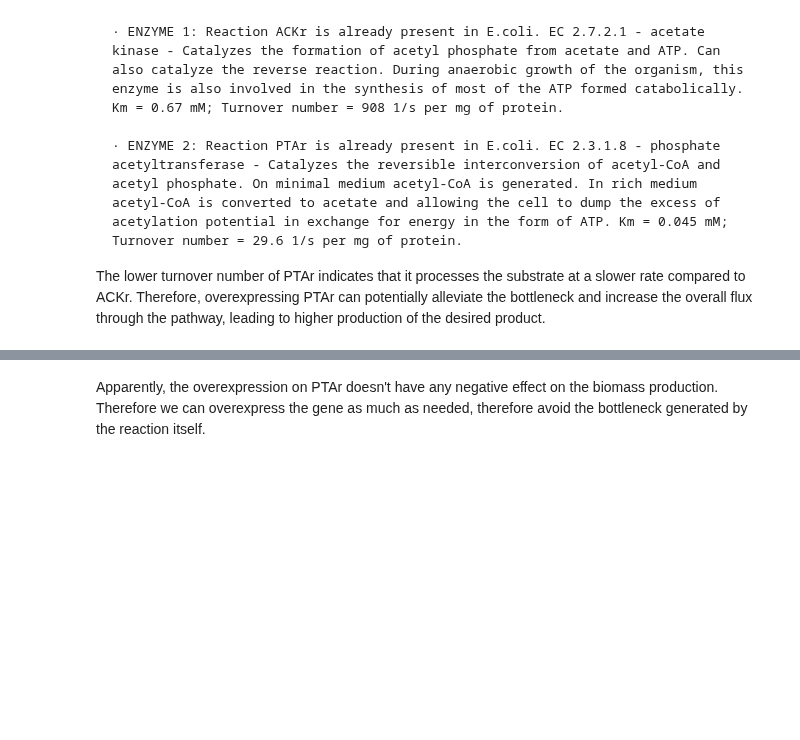
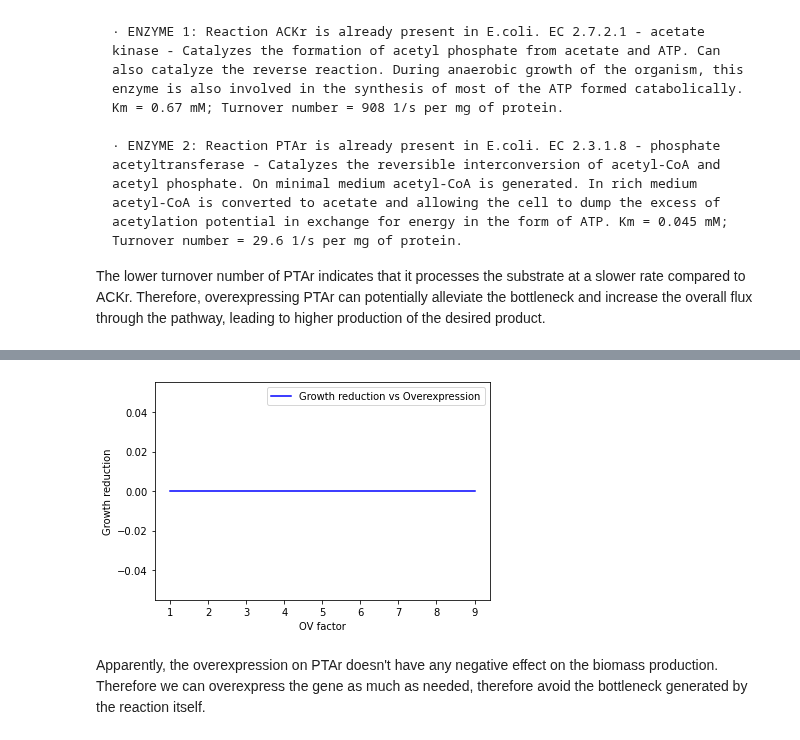
Before and after one commit to 27410/group-assingment-team-3, a Jupyter notebook: 02_Overexpression.ipynb, the cells around one changed output, grey strips where cells are left out. Drawn from its saved outputs; the diff is of its cells as text; code cells hidden in the pictures; blank space fills up the shorter version.

```diff
--- a/02_Overexpression.ipynb
+++ b/02_Overexpression.ipynb
@@ -111,22 +112,22 @@ with model:
 #   print(f"ACKr (actp_c) flux before setting objective: {round(flux_summary2.to_frame().loc['ACKr', 'flux'],4)}")
 
     growth = solution.objective_value
+    for i in range(1, 10):
+        growth = solution.objective_value
+        accoa_c_flux = solution.fluxes["PTAr"]
+        model.reactions.PTAr.lower_bound = accoa_c_flux * i
 
-    growth = solution.objective_value
-    accoa_c_flux = solution.fluxes["PTAr"]
-    model.reactions.PTAr.lower_bound = accoa_c_flux * 10
+        solution_overexpression = model.optimize()
+        growth_overexpression = solution_overexpression.objective_value
 
-    solution_overexpression = model.optimize()
-    growth_overexpression = solution_overexpression.objective_value
+        growth_reduction = growth - growth_overexpression
 
-    growth_reduction = growth - growth_overexpression
-
-    growth_reduction_values.append(growth_reduction)
-    overexpression_factor_values.append(i)
+        growth_reduction_values.append(round(growth_reduction,4))
+        overexpression_factor_values.append(i)
 
     print(f"\nBasal optimal growth: {round(growth,4)}")
     print(f"Growth reduction is: {round(growth_reduction,4)}")
-    print(f"\nPTAr (accoa_c) flux after setting objective: {round(flux_summary1.to_frame().loc['PTAr', 'flux'] * 10,4)}")
+    print(f"\nPTAr (accoa_c) flux after setting objective: {round(flux_summary1.to_frame().loc['PTAr', 'flux'] * i,4)}")
 # %% [output]
 PTAr (accoa_c) flux before setting objective: 0.5106
 
@@ -137,2 +138,14 @@ PTAr (accoa_c) flux after setting objective: 5.1058
+# %%
+plt.plot(overexpression_factor_values, growth_reduction_values, color='blue', linestyle='-', marker='', markersize=2, label='Growth reduction vs Overexpression')
+
+# Add labels and title
+plt.ylabel('Growth reduction')
+plt.xlabel('OV factor')
+
+# Show the plot
+plt.legend()
+plt.show()
+# %% [output]
+[figure, added]
 # %% [markdown]
 Apparently, the overexpression on PTAr doesn't have any negative effect on the biomass production. Therefore we can overexpress the gene as much as needed, therefore avoid the bottleneck generated by the reaction itself.
```
Also changed, not shown: parts of 4 cells of this notebook.
